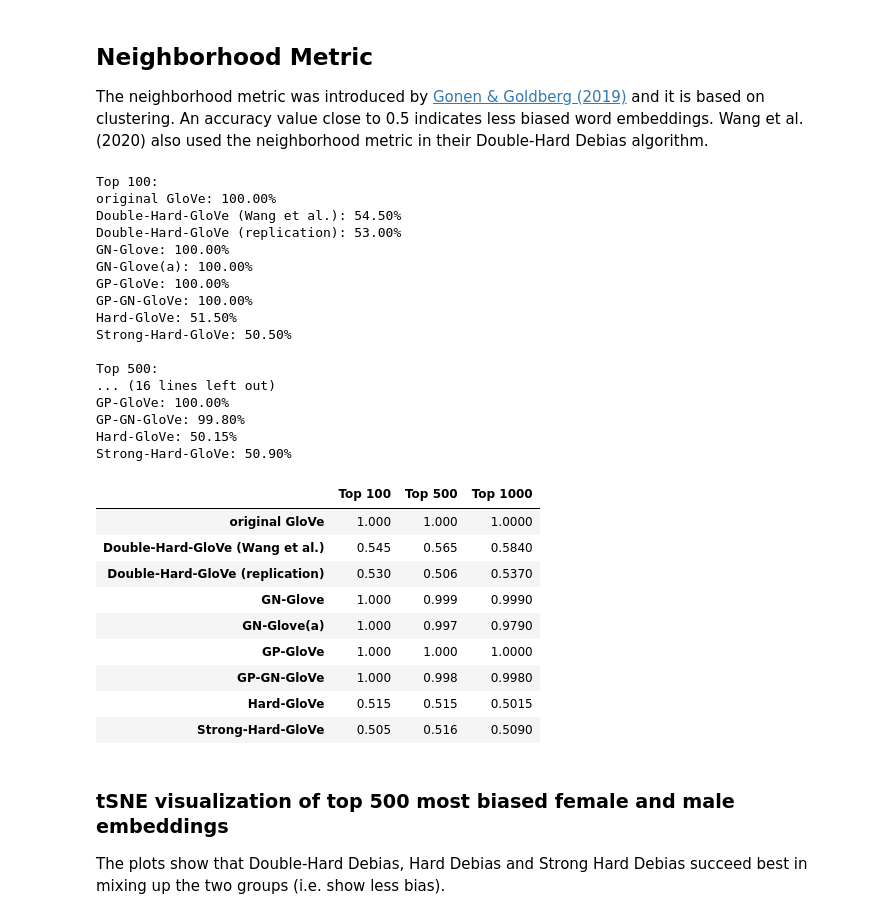
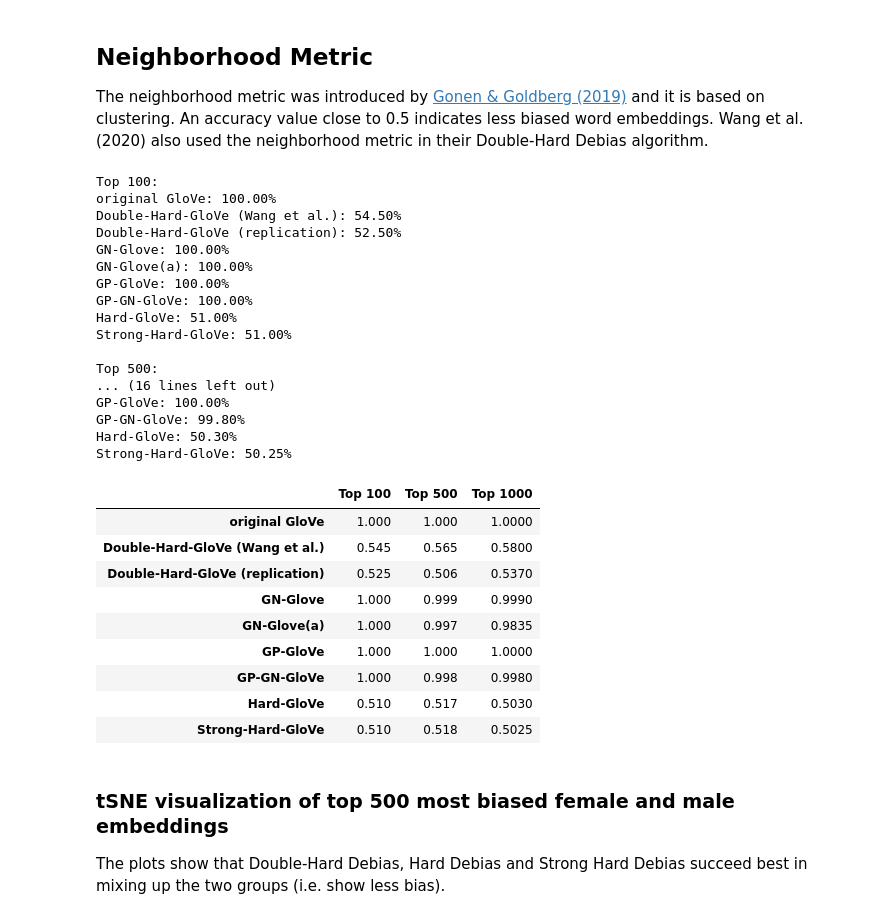
Before and after one commit to kristinakobrock/RepDHDebias, a Jupyter notebook: Evaluations.ipynb, the cells around one changed output. Drawn from its saved outputs; the diff is of its cells as text; code cells hidden in the pictures.

```diff
--- a/Evaluations.ipynb
+++ b/Evaluations.ipynb
@@ -147,60 +148,61 @@ female_biased_1000, male_biased_1000 = utils.get_embeddings(dict_embeddings, f_b
 print("Top 100:")
 accuracies_100 = utils.compute_NM(female_biased_100, male_biased_100)
 print("\nTop 500:")
 accuracies_500 = utils.compute_NM(female_biased_500, male_biased_500)
 # perform t-SNE on Top 500 female and male biased embeddings
 tsne_results = {}
 for key, fem_embs in female_biased_500.items():
     male_embs = male_biased_500[key]
     fem_array = np.asarray(fem_embs)
     male_array = np.asarray(male_embs)
     embs_array = np.vstack((fem_embs, male_embs))
-    tsne = TSNE(n_components = 2).fit_transform(embs_array)# embedded space should have two dimensions
+    tsne = TSNE(n_components = 2).fit_transform(embs_array) # embedded space should have two dimensions
     tsne_fem = tsne[:499]
     tsne_male = tsne[500:]
     tsne_results[key] = (tsne_fem, tsne_male)
 
 print("\nTop 1000:")
 accuracies_1000 = utils.compute_NM(female_biased_1000, male_biased_1000)
+
+# put all data in one list for pd dataframe
+accuracies = []
+for key in dict_embeddings.keys():
+    accuracies.append(accuracies_100[key])
+    accuracies.append(accuracies_500[key])
+    accuracies.append(accuracies_1000[key])
+accuracies = np.asarray(accuracies).reshape(9, 3)
+
+results_NM = pd.DataFrame(data = accuracies, index = list(dict_embeddings.keys()), columns = ["Top 100", "Top 500", "Top 1000"])
+results_NM.to_csv('evaluation_results/results_nm.csv')
+results_NM
 # %% [output]
 Top 100:
 original GloVe: 100.00%
 Double-Hard-GloVe (Wang et al.): 54.50%
-Double-Hard-GloVe (replication): 53.00%
+Double-Hard-GloVe (replication): 52.50%
 GN-Glove: 100.00%
 GN-Glove(a): 100.00%
 GP-GloVe: 100.00%
 GP-GN-GloVe: 100.00%
-Hard-GloVe: 51.50%
-Strong-Hard-GloVe: 50.50%
+Hard-GloVe: 51.00%
+Strong-Hard-GloVe: 51.00%
 
 Top 500:
 ... (16 lines left out)
 GP-GloVe: 100.00%
 GP-GN-GloVe: 99.80%
-Hard-GloVe: 50.15%
-Strong-Hard-GloVe: 50.90%
+Hard-GloVe: 50.30%
+Strong-Hard-GloVe: 50.25%
+|  | Top 100 | Top 500 | Top 1000 |
+| original GloVe | 1.000 | 1.000 | 1.0000 |
+| Double-Hard-GloVe (Wang et al.) | 0.545 | 0.565 | 0.5800 |
+| Double-Hard-GloVe (replication) | 0.525 | 0.506 | 0.5370 |
+| GN-Glove | 1.000 | 0.999 | 0.9990 |
+| GN-Glove(a) | 1.000 | 0.997 | 0.9835 |
+| GP-GloVe | 1.000 | 1.000 | 1.0000 |
+| GP-GN-GloVe | 1.000 | 0.998 | 0.9980 |
+| Hard-GloVe | 0.510 | 0.517 | 0.5030 |
+| Strong-Hard-GloVe | 0.510 | 0.518 | 0.5025 |
-# %%
-# put all data in one list for pd dataframe
-accuracies = []
-for key in dict_embeddings.keys():
-    accuracies.append(accuracies_100[key])
-    accuracies.append(accuracies_500[key])
-    accuracies.append(accuracies_1000[key])
-accuracies = np.asarray(accuracies).reshape(9, 3)
-results_NM = pd.DataFrame(data = accuracies, index = list(dict_embeddings.keys()), columns = ["Top 100", "Top 500", "Top 1000"])
-results_NM
-# %% [output]
-|  | Top 100 | Top 500 | Top 1000 |
-| original GloVe | 1.000 | 1.000 | 1.0000 |
-| Double-Hard-GloVe (Wang et al.) | 0.545 | 0.565 | 0.5840 |
-| Double-Hard-GloVe (replication) | 0.530 | 0.506 | 0.5370 |
-| GN-Glove | 1.000 | 0.999 | 0.9990 |
-| GN-Glove(a) | 1.000 | 0.997 | 0.9790 |
-| GP-GloVe | 1.000 | 1.000 | 1.0000 |
-| GP-GN-GloVe | 1.000 | 0.998 | 0.9980 |
-| Hard-GloVe | 0.515 | 0.515 | 0.5015 |
-| Strong-Hard-GloVe | 0.505 | 0.516 | 0.5090 |
 # %% [markdown]
 ### tSNE visualization of top 500 most biased female and male embeddings
 The plots show that Double-Hard Debias, Hard Debias and Strong Hard Debias succeed best in mixing up the two groups (i.e. show less bias).
```
Also changed, not shown: parts of 8 cells of this notebook, 6 other files.
